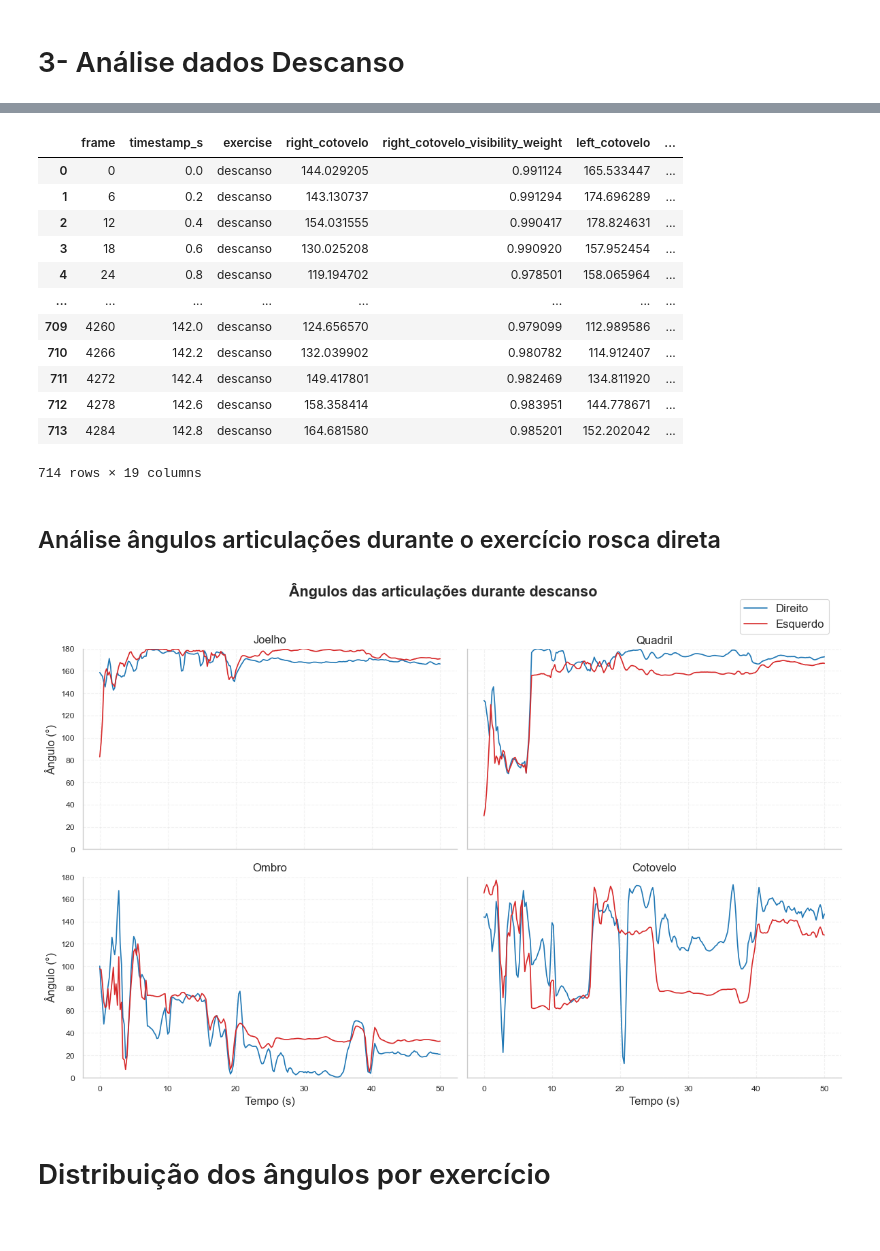
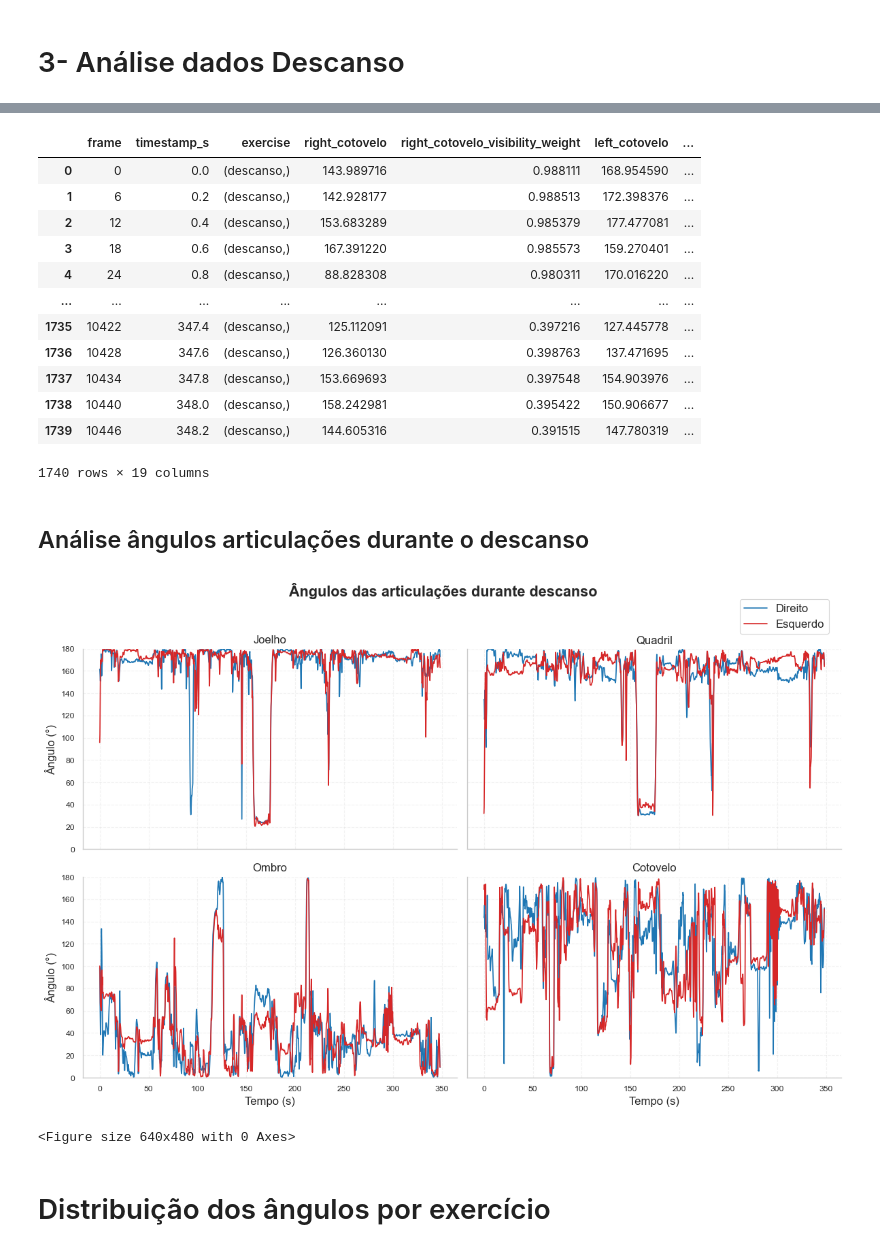
Before and after one commit to RafaelLuckner/RACE, a Jupyter notebook: 1-Análise_detalhada_landmarks.ipynb, the cells around one changed output, grey strips where cells are left out. Saved outputs shown, nothing was run; the diff lists cells and outputs as text; code cells hidden in the pictures.

```diff
--- a/1-Análise_detalhada_landmarks.ipynb
+++ b/1-Análise_detalhada_landmarks.ipynb
@@ -189,7 +193,7 @@ detectar_repeticoes_exercicio(
 # 3- Análise dados Descanso
 # %%
 # Carregando dados de descanso
-df_descanso = pd.read_csv('files_output/2_min_descanso_full_5fps_descanso.csv')
+df_descanso = pd.read_csv('files_brutos\\rafael_descanso_video_compilado_15_05_2025_full_5fps_descanso.csv')
 df_descanso
 # %% [output]
 |  | frame | processed_frame | timestamp_s | model | processing_time_ms | landmark_idx | landmark_name | ... |
@@ -211,29 +215,33 @@ df_angles_descanso = extract_angles_from_landmarks(df_descanso)
 df_angles_descanso
 # %% [output]
 |  | frame | timestamp_s | exercise | right_cotovelo | right_cotovelo_visibility_weight | left_cotovelo | ... |
-| 0 | 0 | 0.0 | descanso | 144.029205 | 0.991124 | 165.533447 | ... |
-| 1 | 6 | 0.2 | descanso | 143.130737 | 0.991294 | 174.696289 | ... |
-| 2 | 12 | 0.4 | descanso | 154.031555 | 0.990417 | 178.824631 | ... |
-| 3 | 18 | 0.6 | descanso | 130.025208 | 0.990920 | 157.952454 | ... |
-| 4 | 24 | 0.8 | descanso | 119.194702 | 0.978501 | 158.065964 | ... |
+| 0 | 0 | 0.0 | (descanso,) | 143.989716 | 0.988111 | 168.954590 | ... |
+| 1 | 6 | 0.2 | (descanso,) | 142.928177 | 0.988513 | 172.398376 | ... |
+| 2 | 12 | 0.4 | (descanso,) | 153.683289 | 0.985379 | 177.477081 | ... |
+| 3 | 18 | 0.6 | (descanso,) | 167.391220 | 0.985573 | 159.270401 | ... |
+| 4 | 24 | 0.8 | (descanso,) | 88.828308 | 0.980311 | 170.016220 | ... |
 | ... | ... | ... | ... | ... | ... | ... | ... |
-| 709 | 4260 | 142.0 | descanso | 124.656570 | 0.979099 | 112.989586 | ... |
-| 710 | 4266 | 142.2 | descanso | 132.039902 | 0.980782 | 114.912407 | ... |
-| 711 | 4272 | 142.4 | descanso | 149.417801 | 0.982469 | 134.811920 | ... |
-| 712 | 4278 | 142.6 | descanso | 158.358414 | 0.983951 | 144.778671 | ... |
-| 713 | 4284 | 142.8 | descanso | 164.681580 | 0.985201 | 152.202042 | ... |
+| 1735 | 10422 | 347.4 | (descanso,) | 125.112091 | 0.397216 | 127.445778 | ... |
+| 1736 | 10428 | 347.6 | (descanso,) | 126.360130 | 0.398763 | 137.471695 | ... |
+| 1737 | 10434 | 347.8 | (descanso,) | 153.669693 | 0.397548 | 154.903976 | ... |
+| 1738 | 10440 | 348.0 | (descanso,) | 158.242981 | 0.395422 | 150.906677 | ... |
+| 1739 | 10446 | 348.2 | (descanso,) | 144.605316 | 0.391515 | 147.780319 | ... |
-714 rows × 19 columns
+1740 rows × 19 columns
 # %% [markdown]
-## Análise ângulos articulações durante o exercício rosca direta
+## Análise ângulos articulações durante o descanso
 # %%
 # Gerando media móvel para suavizar os movimentos
 df_angles_descanso_mm3= media_movel(df_angles_descanso, janela=3)
-df_angles_descanso_mm3 = df_angles_descanso_mm3[df_angles_descanso_mm3['timestamp_s'] <= 50]
+# df_angles_descanso_mm3 = df_angles_descanso_mm3[df_angles_descanso_mm3['timestamp_s'] <= 50]
 
 # Plotando os ângulos das articulações durante descanso
 plotar_grafico_angulos(df_angles_descanso_mm3, 'Ângulos das articulações durante descanso', fonte = 12)
+
+plt.savefig('images/angulos_descanso.png', dpi=150, bbox_inches='tight')
+plt.show()
 # %% [output]
-[figure, old version]
+[figure, new version]
+<Figure size 640x480 with 0 Axes>
 # %% [markdown]
 # Distribuição dos ângulos por exercício
 # %%
```
Also changed, not shown: parts of 17 cells of this notebook, 24 other files.
